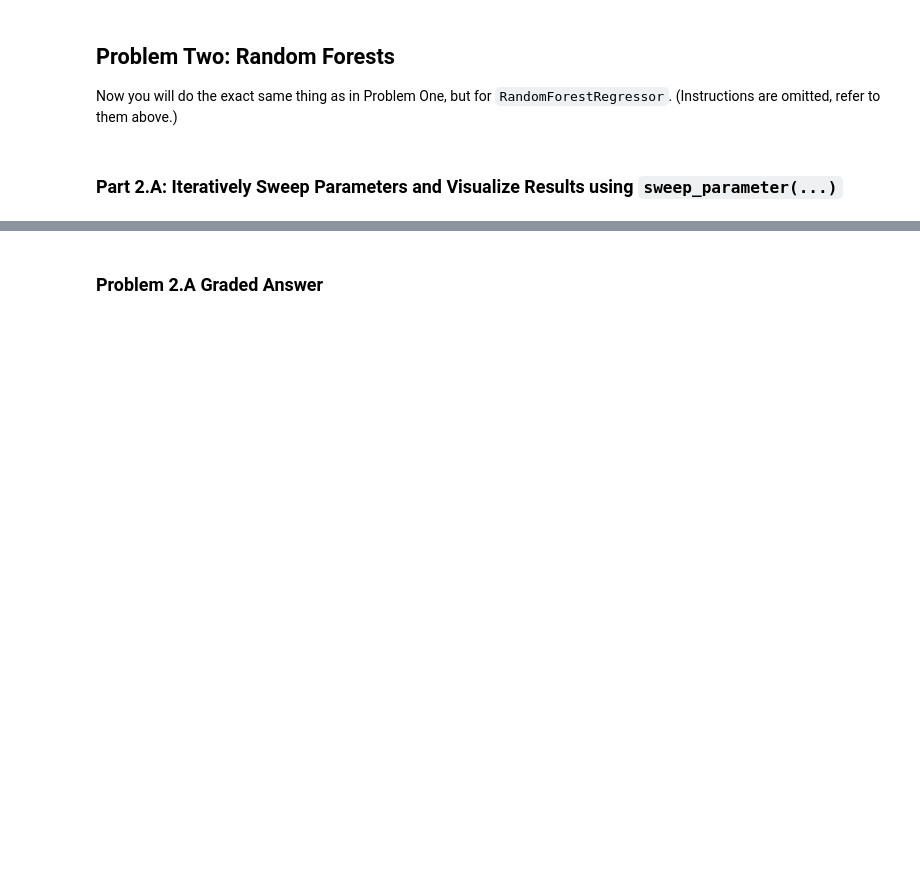
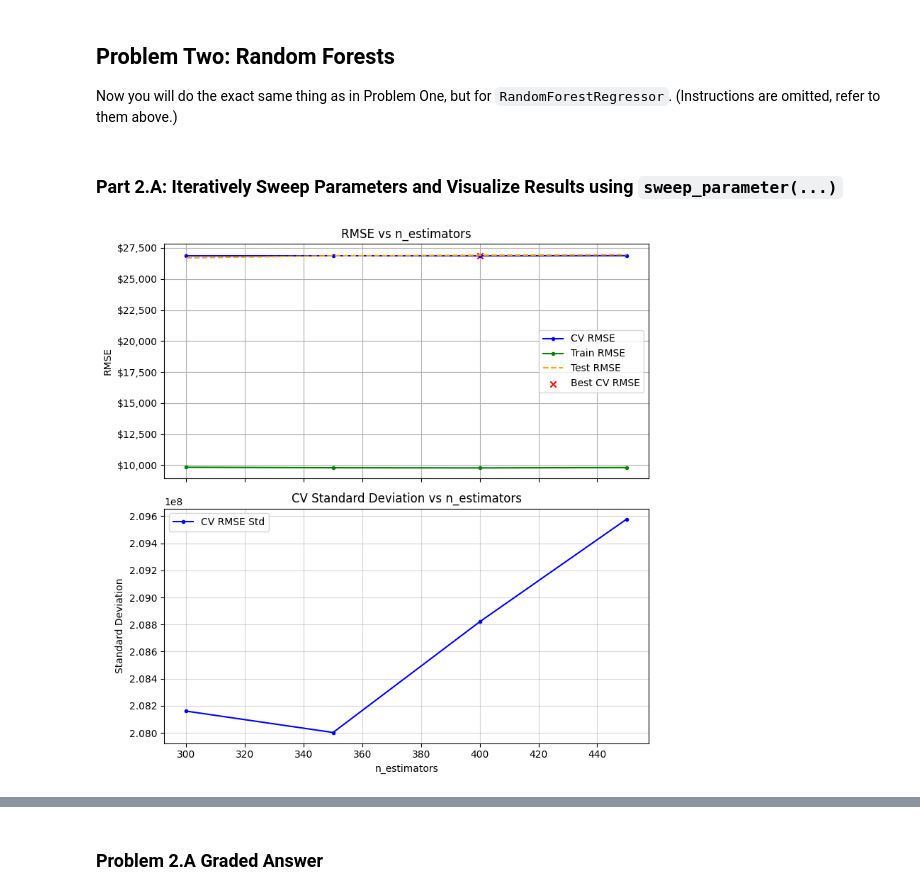
Before and after one commit to Rocking-Priya/Module-3-Assignments, a Jupyter notebook: Homework_07.ipynb, the cells around one changed output, grey strips where cells are left out. Saved outputs shown, nothing was run; the diff lists cells and outputs as text; code cells hidden in the pictures; blank space fills up the shorter version.

```diff
--- a/Homework_07.ipynb
+++ b/Homework_07.ipynb
@@ -604,3 +605,10 @@ Default_Parameters_Random_Forests = {
 }
 # %%
 # Your code here -- Add as many code cells as necessary
+# Initialize parameter storage
+Parameters_BT = Default_Parameters_Random_Forests.copy()
+# %%
+
+Parameters_BT= sweep_parameter(model=RandomForestRegressor, Parameters=Parameters_BT, param='n_estimators', parameter_list=range(300, 500, 50) )
+# %% [output]
+[figure, added]
```
Also changed, not shown: parts of 8 cells of this notebook.
